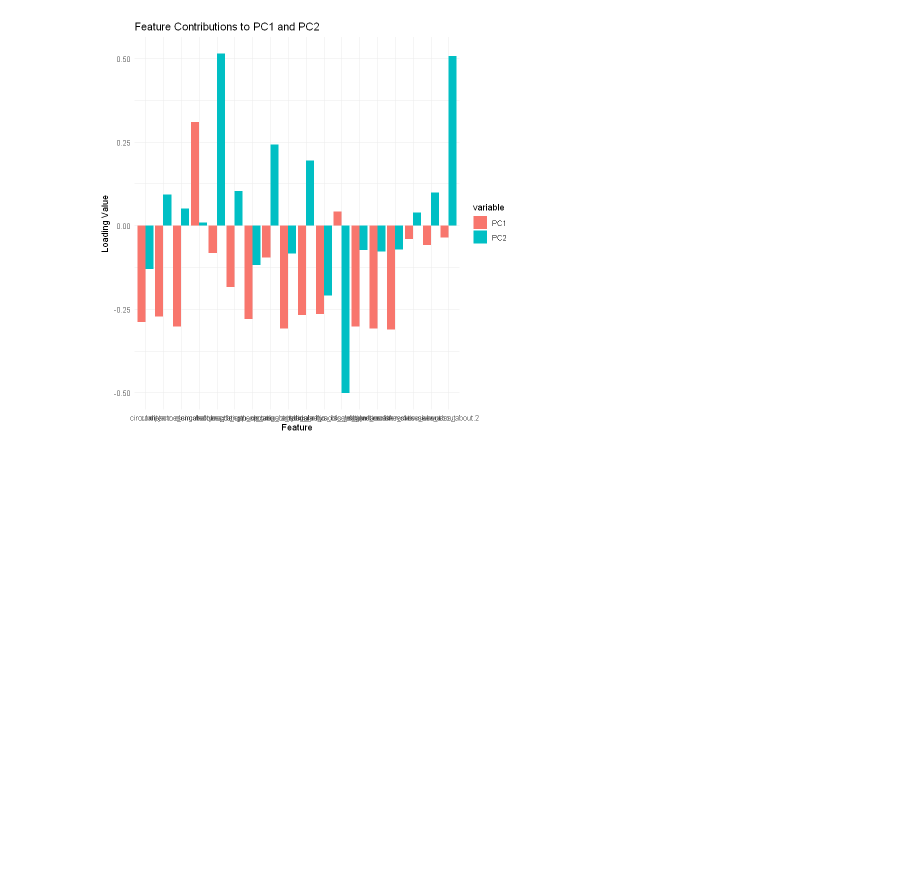
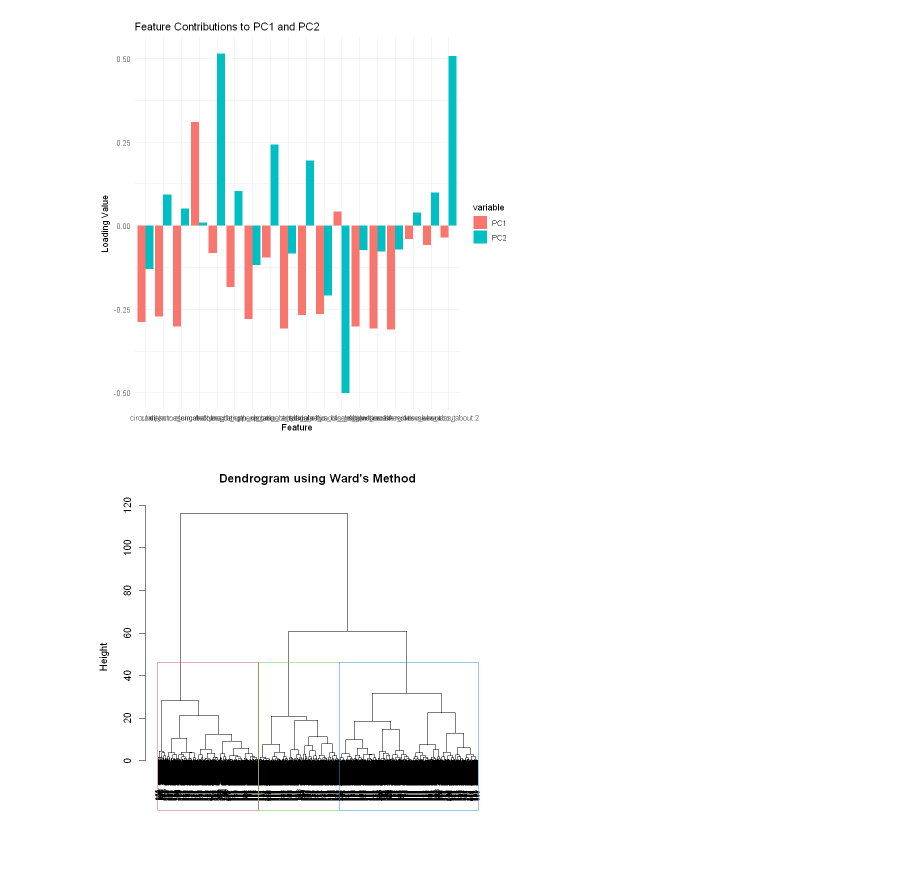
Before and after one commit to lfernando123/Clustering_Of_Vehicles, a Jupyter notebook: KMean.ipynb, the cells around one changed output. Saved outputs shown, nothing was run; the diff lists cells and outputs as text; code cells hidden in the pictures; blank space fills up the shorter version.

```diff
--- a/KMean.ipynb
+++ b/KMean.ipynb
@@ -286,3 +286,17 @@ ggplot(loadings_melted, aes(x = feature, y = value, fill = variable)) +
   theme_minimal()
 # %% [output]
 [figure]
+# %%
+# Compute distance matrix on PCA-reduced data
+dist_matrix <- dist(pca_data)
+
+# Apply hierarchical clustering (Ward's method is common for compact clusters)
+hc <- hclust(dist_matrix, method = "ward.D2")
+
+# Plot the dendrogram
+plot(hc, main = "Dendrogram using Ward's Method", xlab = "", sub = "", cex = 0.6)
+
+# Add rectangles to show cluster groups (choose 3 based on dendrogram cut)
+rect.hclust(hc, k = 3, border = 2:4)
+# %% [output]
+[figure, added]
```
Also changed, not shown: parts of 1 cell of this notebook.
